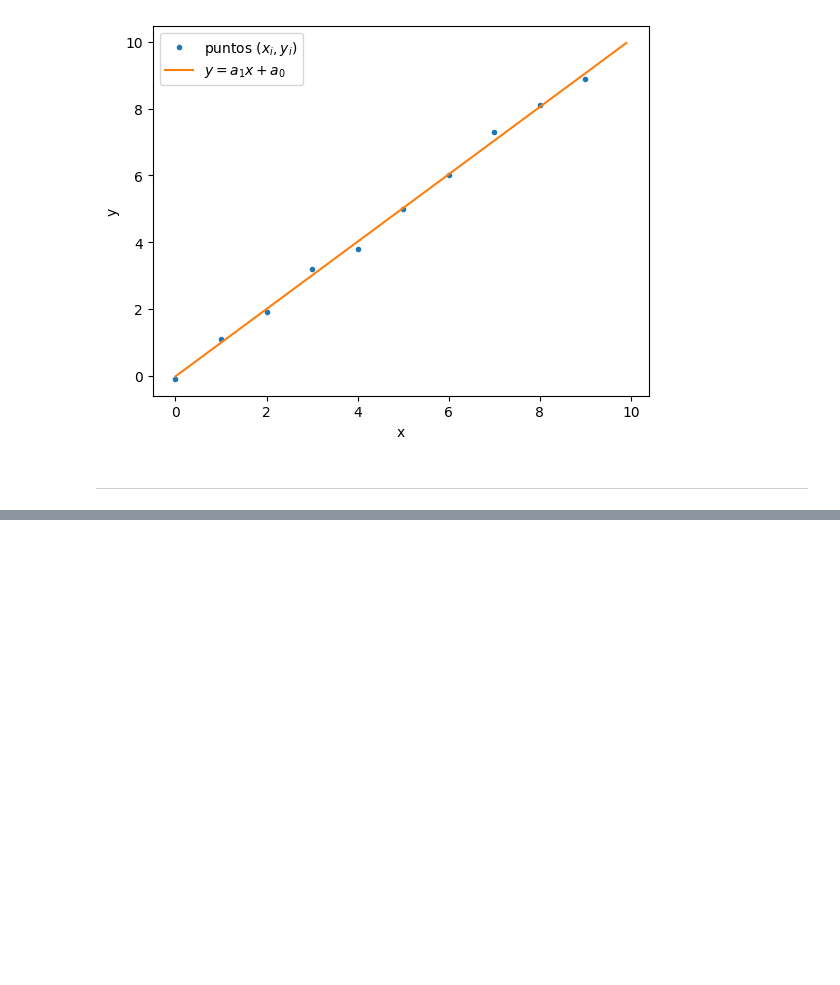
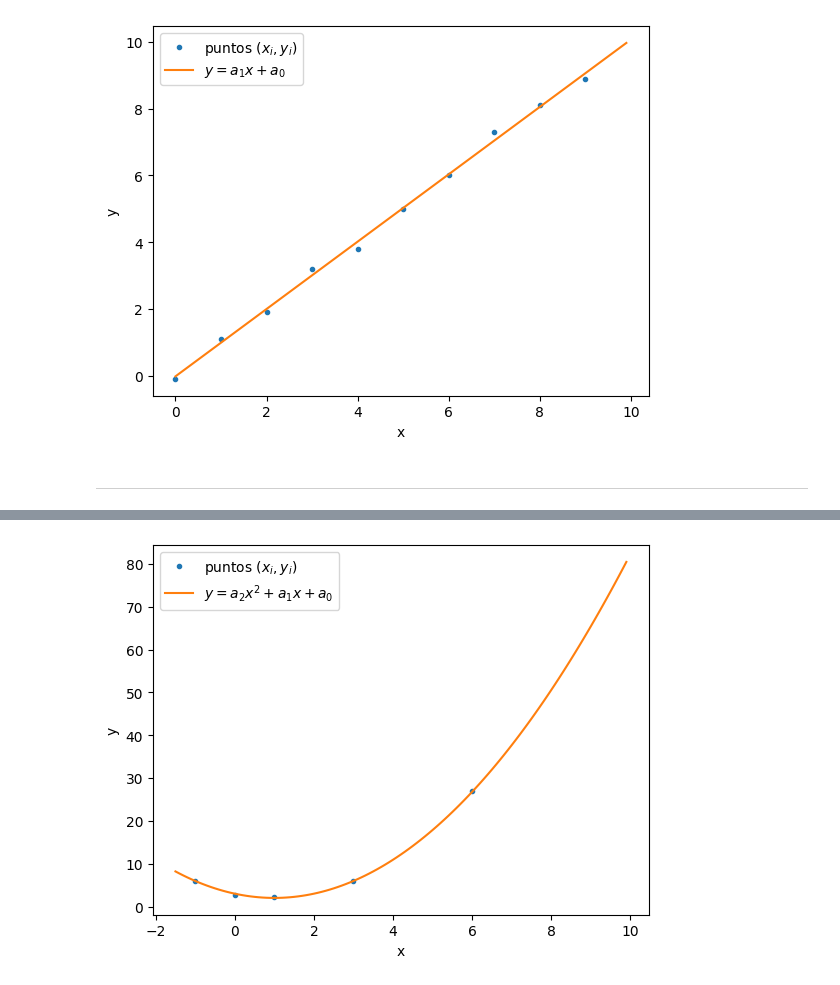
Before and after one commit to nicolaciar/numerico1-famaf, a Jupyter notebook: Practicos/Practico4_ANI.ipynb, the cells around one changed output, grey strips where cells are left out. Drawn from its saved outputs; the diff is of its cells as text; code cells hidden in the pictures; blank space fills up the shorter version.

```diff
--- a/Practicos/Practico4_ANI.ipynb
+++ b/Practicos/Practico4_ANI.ipynb
@@ -115,0 +178,22 @@ plt.show()
+# %%
+# @title
+import matplotlib.pyplot as plt
+import numpy as np
+
+x_i=[-1,0,1,3,6]
+y_i=[6.1,2.8,2.2,6,26.9]
+
+a_0=3.03
+a_1=-1.98
+a_2=0.99
+x_s=np.arange(-1.5,10,0.1)
+
+plt.figure()
+plt.plot(x_i,y_i,'.', label="puntos $(x_i,y_i)$")
+plt.plot(x_s, a_2*(x_s**2)+a_1*x_s+a_0, label='$y=a_2x^2+a_1x+a_0$')
+plt.xlabel('x')
+plt.ylabel('y')
+plt.legend()
+plt.show()
+# %% [output]
+[figure, added]
```
Also changed, not shown: parts of 61 cells of this notebook.
